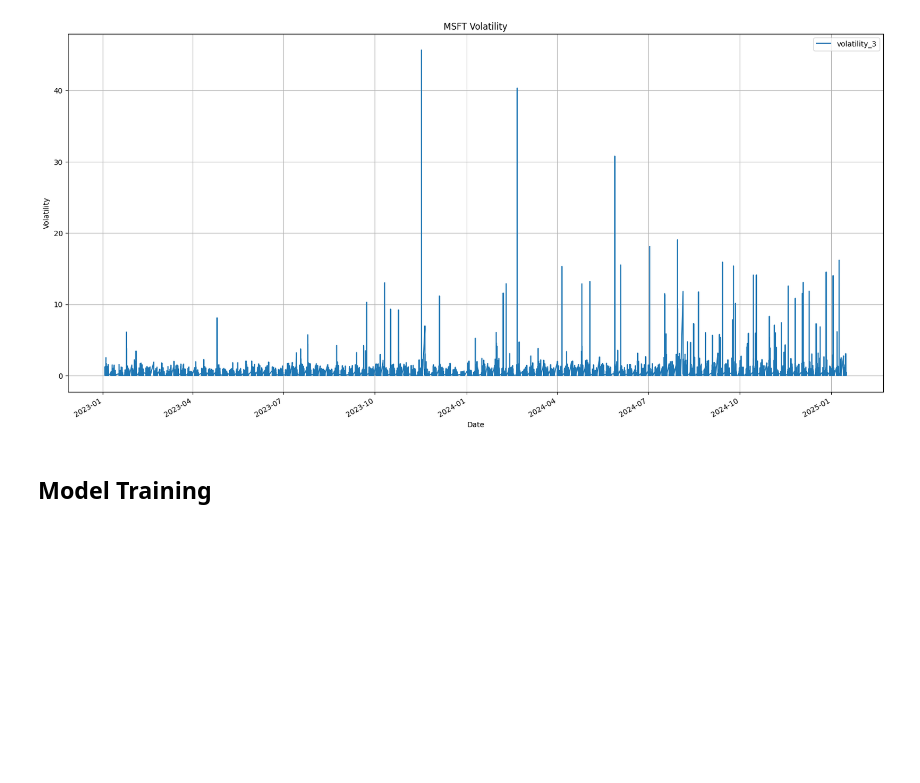
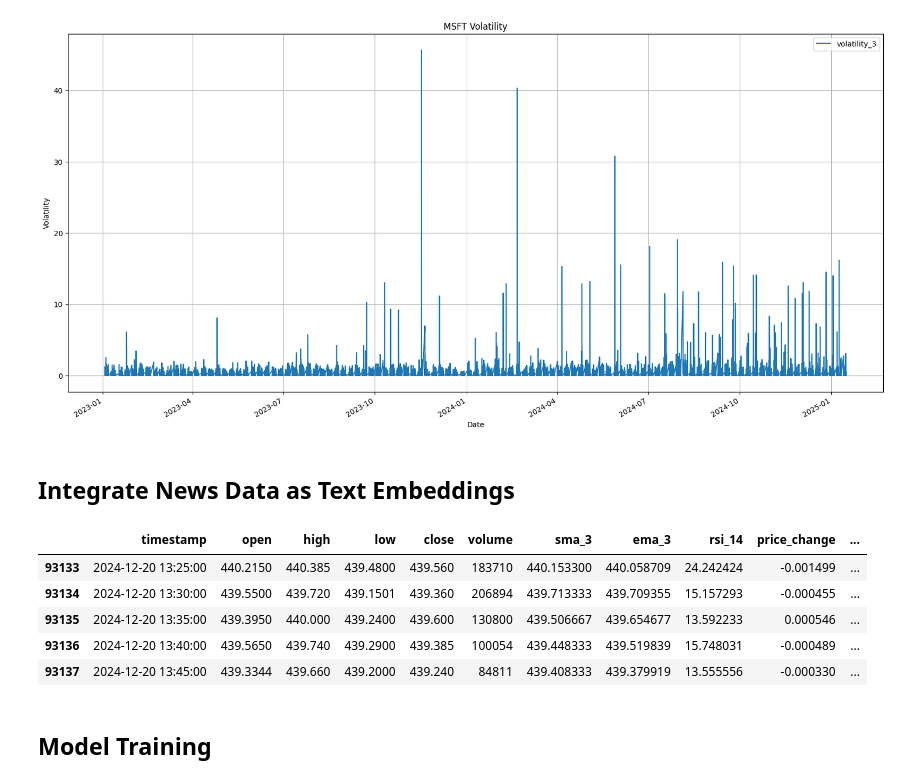
Before and after one commit to cagrikurt8/stock-market-trend-prediction, a Jupyter notebook: experimentation/data_extraction_model_experimentation.ipynb, the cells around one changed output. Drawn from its saved outputs; the diff is of its cells as text; code cells hidden in the pictures; blank space fills up the shorter version.

Commit message:
added news data as text embeddings

```diff
--- a/experimentation/data_extraction_model_experimentation.ipynb
+++ b/experimentation/data_extraction_model_experimentation.ipynb
@@ -379,3 +379,5 @@ df.plot(x='timestamp',
 # %% [output]
 <Axes: title={'center': 'MSFT Volatility'}, xlabel='Date', ylabel='Volatility'>
 [figure]
+# %% [markdown]
+## Integrate News Data as Text Embeddings
@@ -382,3 +432,12 @@ df.plot(x='timestamp',
+# %%
+merged_df.head()
+# %% [output]
+|  | timestamp | open | high | low | close | volume | sma_3 | ema_3 | rsi_14 | price_change | ... |
+| 93133 | 2024-12-20 13:25:00 | 440.2150 | 440.385 | 439.4800 | 439.560 | 183710 | 440.153300 | 440.058709 | 24.242424 | -0.001499 | ... |
+| 93134 | 2024-12-20 13:30:00 | 439.5500 | 439.720 | 439.1501 | 439.360 | 206894 | 439.713333 | 439.709355 | 15.157293 | -0.000455 | ... |
+| 93135 | 2024-12-20 13:35:00 | 439.3950 | 440.000 | 439.2400 | 439.600 | 130800 | 439.506667 | 439.654677 | 13.592233 | 0.000546 | ... |
+| 93136 | 2024-12-20 13:40:00 | 439.5650 | 439.740 | 439.2900 | 439.385 | 100054 | 439.448333 | 439.519839 | 15.748031 | -0.000489 | ... |
+| 93137 | 2024-12-20 13:45:00 | 439.3344 | 439.660 | 439.2000 | 439.240 | 84811 | 439.408333 | 439.379919 | 13.555556 | -0.000330 | ... |
 # %% [markdown]
 ## Model Training
 # %%
```
Also changed, not shown: parts of 6 cells of this notebook, 2 other files.
